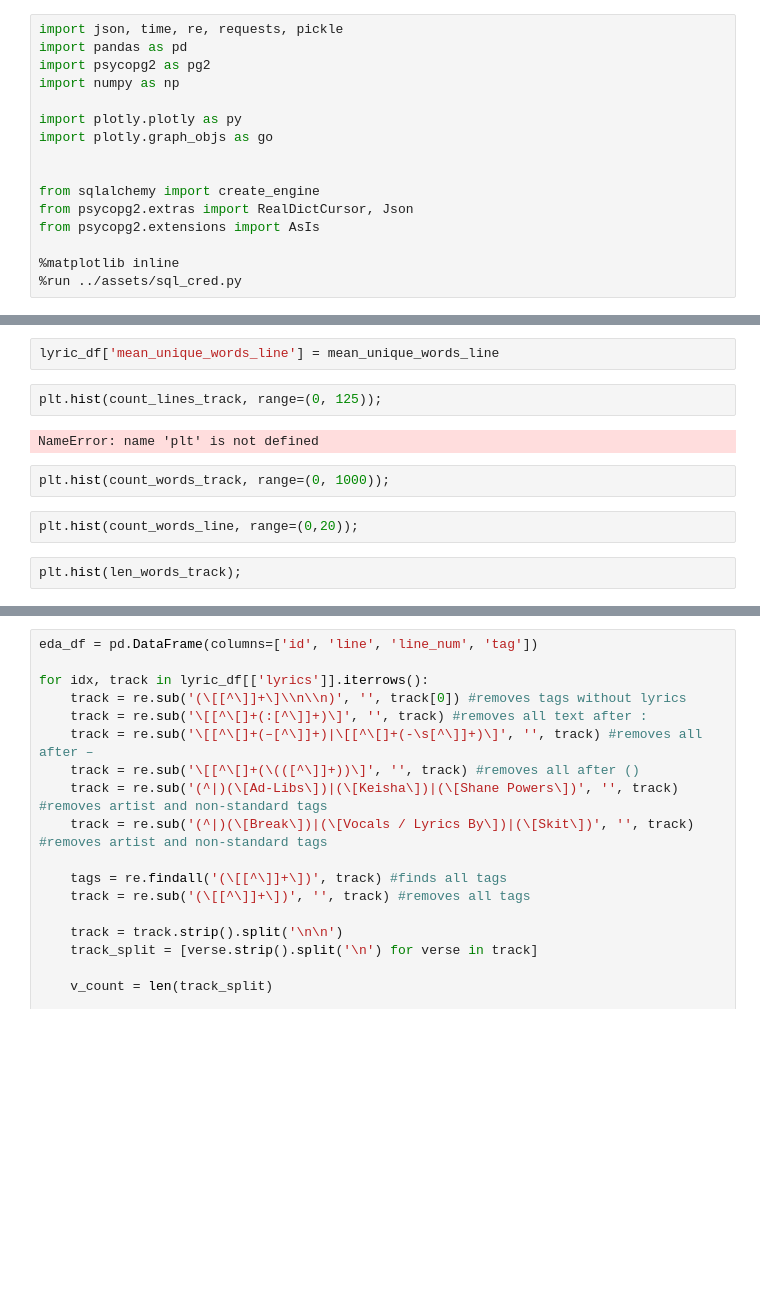
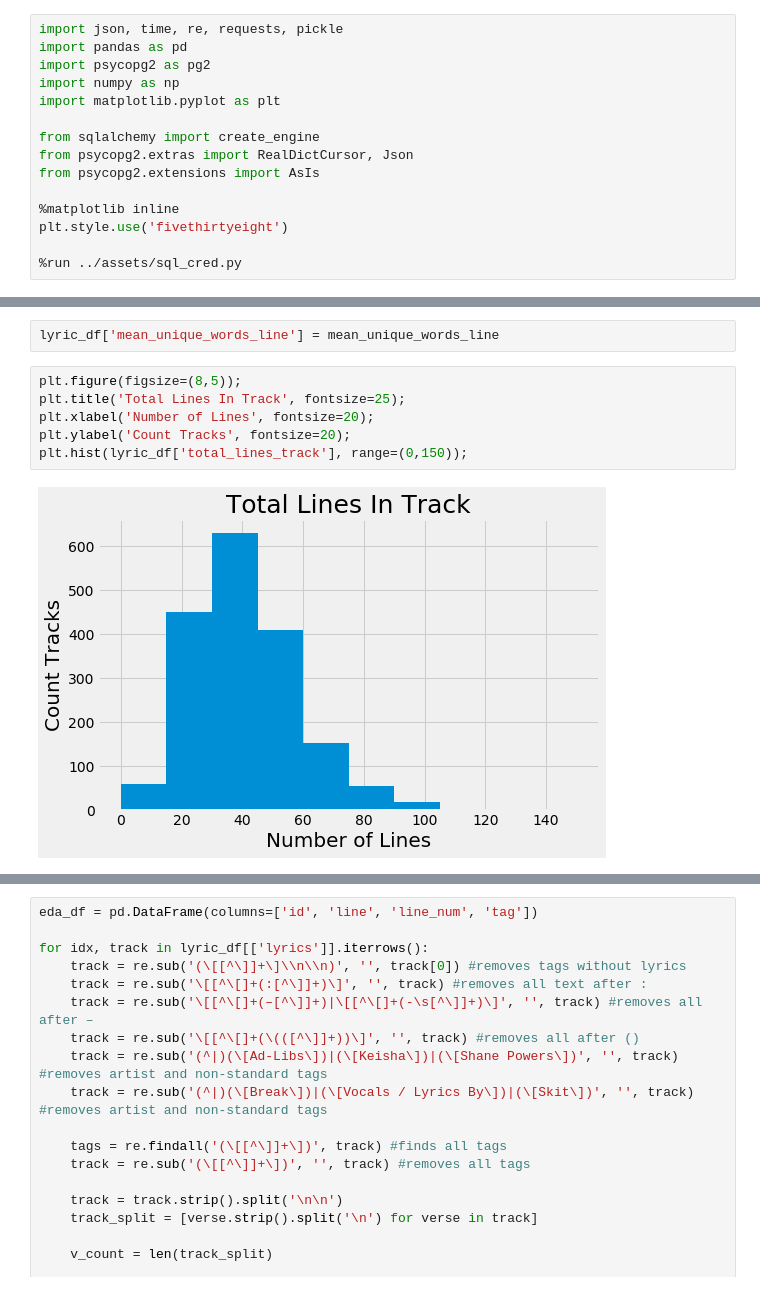
Before and after one commit to csinatra/crooner, a Jupyter notebook: notebooks/02_eda.ipynb, the cells around one changed output, grey strips where cells are left out. Drawn from its saved outputs; the diff is of its cells as text; blank space fills up the shorter version.

```diff
--- a/notebooks/02_eda.ipynb
+++ b/notebooks/02_eda.ipynb
@@ -3,16 +3,15 @@ import json, time, re, requests, pickle
 import pandas as pd
 import psycopg2 as pg2
 import numpy as np
-
-import plotly.plotly as py
-import plotly.graph_objs as go
-
+import matplotlib.pyplot as plt
 
 from sqlalchemy import create_engine
 from psycopg2.extras import RealDictCursor, Json
 from psycopg2.extensions import AsIs
 
 %matplotlib inline
+plt.style.use('fivethirtyeight')
+
 %run ../assets/sql_cred.py
 # %%
 def filename_format_log(file_path,
@@ -281,13 +266,11 @@ for track in lines_track:
     mean_unique_words_line.append(np.around(np.mean(unique_words_line),1))
 # %%
 lyric_df['mean_unique_words_line'] = mean_unique_words_line
-# %%
-plt.hist(count_lines_track, range=(0, 125));
-# %% [output]
-NameError: name 'plt' is not defined
-# %%
-plt.hist(count_words_track, range=(0, 1000));
-# %%
-plt.hist(count_words_line, range=(0,20));
-# %%
-plt.hist(len_words_track);
+# %%
+plt.figure(figsize=(8,5));
+plt.title('Total Lines In Track', fontsize=25);
+plt.xlabel('Number of Lines', fontsize=20);
+plt.ylabel('Count Tracks', fontsize=20);
+plt.hist(lyric_df['total_lines_track'], range=(0,150));
+# %% [output]
+[figure, added]
```
Also changed, not shown: parts of 38 cells of this notebook, 4 other files.
